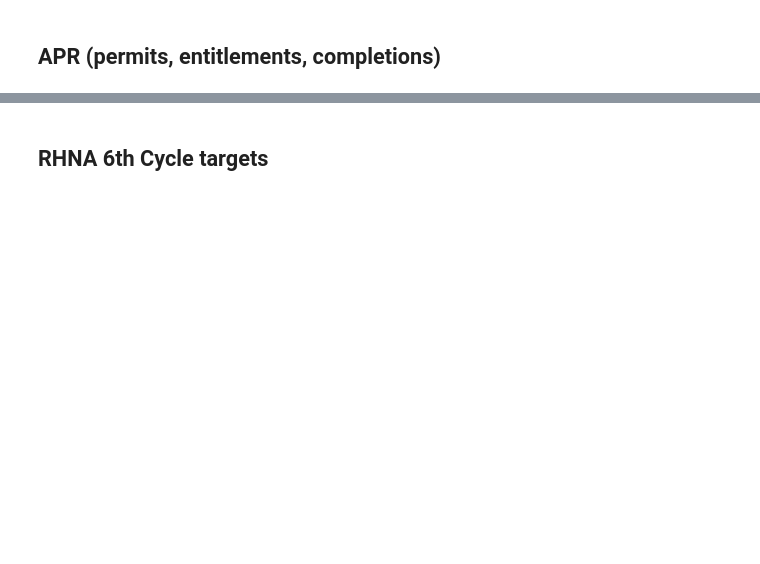
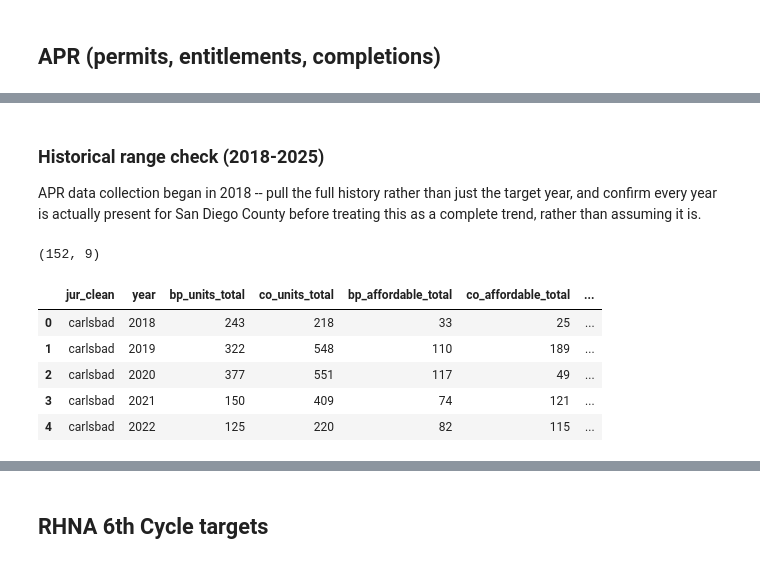
Before and after one commit to laurenthanhvo/chpd-dashboard-data-validation, a Jupyter notebook: van's work/notebooks/rhna_housing_production.ipynb, the cells around one changed output, grey strips where cells are left out. Drawn from its saved outputs; the diff is of its cells as text; code cells hidden in the pictures; blank space fills up the shorter version.

```diff
--- a/van's work/notebooks/rhna_housing_production.ipynb
+++ b/van's work/notebooks/rhna_housing_production.ipynb
@@ -165,0 +215,48 @@ production_by_year
+# %% [markdown]
+### Historical range check (2018-2025)
+
+APR data collection began in 2018 -- pull the full history rather than
+just the target year, and confirm every year is actually present for San
+Diego County before treating this as a complete trend, rather than
+assuming it is.
+# %%
+APR_START_YEAR = 2018   # APR data collection began in 2018
+APR_YEARS = list(range(APR_START_YEAR, TARGET_YEAR + 1))
+
+BP_INCOME_COLS_ALL = [c for c in sd_apr.columns if c.upper().startswith("BP_") and "INCOME" in c.upper()]
+CO_INCOME_COLS_ALL = [c for c in sd_apr.columns if c.upper().startswith("CO_") and "INCOME" in c.upper()]
+
+sd_apr["bp_units_row"] = sd_apr[BP_INCOME_COLS_ALL].sum(axis=1, numeric_only=True)
+sd_apr["co_units_row"] = sd_apr[CO_INCOME_COLS_ALL].sum(axis=1, numeric_only=True)
+
+above_mod_bp_all = [c for c in BP_INCOME_COLS_ALL if "ABOVE" in c.upper()]
+above_mod_co_all = [c for c in CO_INCOME_COLS_ALL if "ABOVE" in c.upper()]
+
+sd_apr["bp_affordable_row"] = sd_apr["bp_units_row"] - sd_apr[above_mod_bp_all].sum(axis=1, numeric_only=True)
+sd_apr["co_affordable_row"] = sd_apr["co_units_row"] - sd_apr[above_mod_co_all].sum(axis=1, numeric_only=True)
+
+production_history = (
+    sd_apr[sd_apr[YEAR_COL].isin(APR_YEARS)]
+    .groupby(["jur_clean", YEAR_COL], as_index=False)
+    .agg(
+        bp_units_total=("bp_units_row", "sum"),
+        co_units_total=("co_units_row", "sum"),
+        bp_affordable_total=("bp_affordable_row", "sum"),
+        co_affordable_total=("co_affordable_row", "sum"),
+        project_rows=("jur_clean", "size"),
+    )
+    .rename(columns={YEAR_COL: "year"})
+)
+production_history["bp_affordable_share"] = production_history["bp_affordable_total"] / production_history["bp_units_total"]
+production_history["co_affordable_share"] = production_history["co_affordable_total"] / production_history["co_units_total"]
+
+print(production_history.shape)
+production_history.head()
+# %% [output]
+(152, 9)
+|  | jur_clean | year | bp_units_total | co_units_total | bp_affordable_total | co_affordable_total | ... |
+| 0 | carlsbad | 2018 | 243 | 218 | 33 | 25 | ... |
+| 1 | carlsbad | 2019 | 322 | 548 | 110 | 189 | ... |
+| 2 | carlsbad | 2020 | 377 | 551 | 117 | 49 | ... |
+| 3 | carlsbad | 2021 | 150 | 409 | 74 | 121 | ... |
+| 4 | carlsbad | 2022 | 125 | 220 | 82 | 115 | ... |
```
Also changed, not shown: parts of 28 cells of this notebook, 2 other files.
